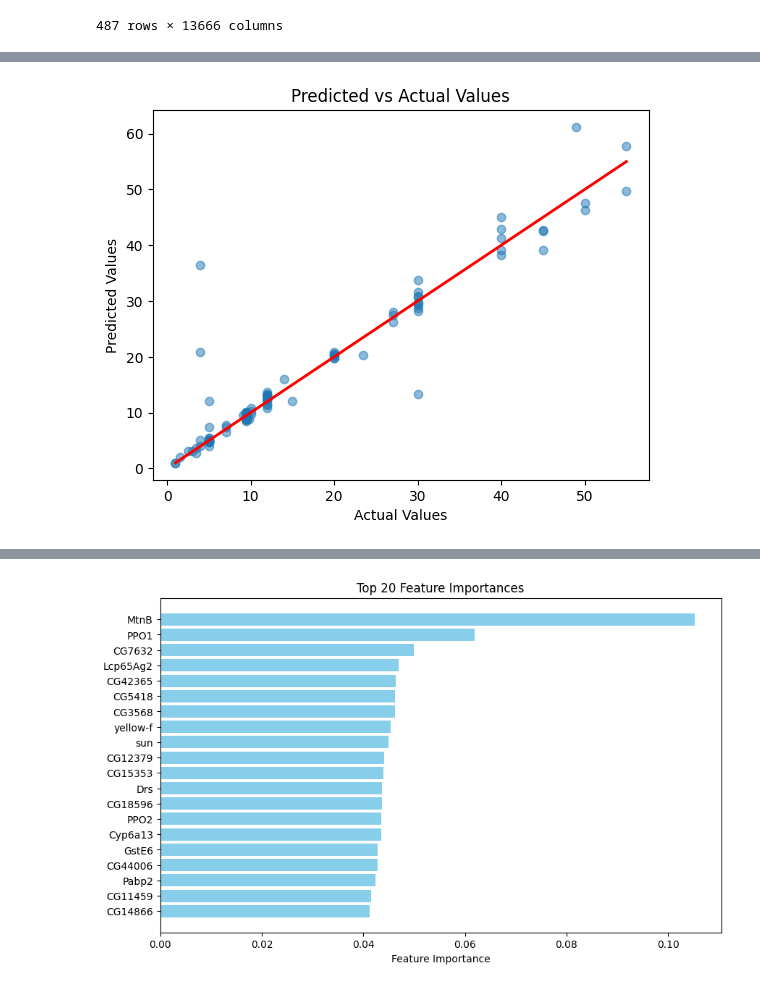
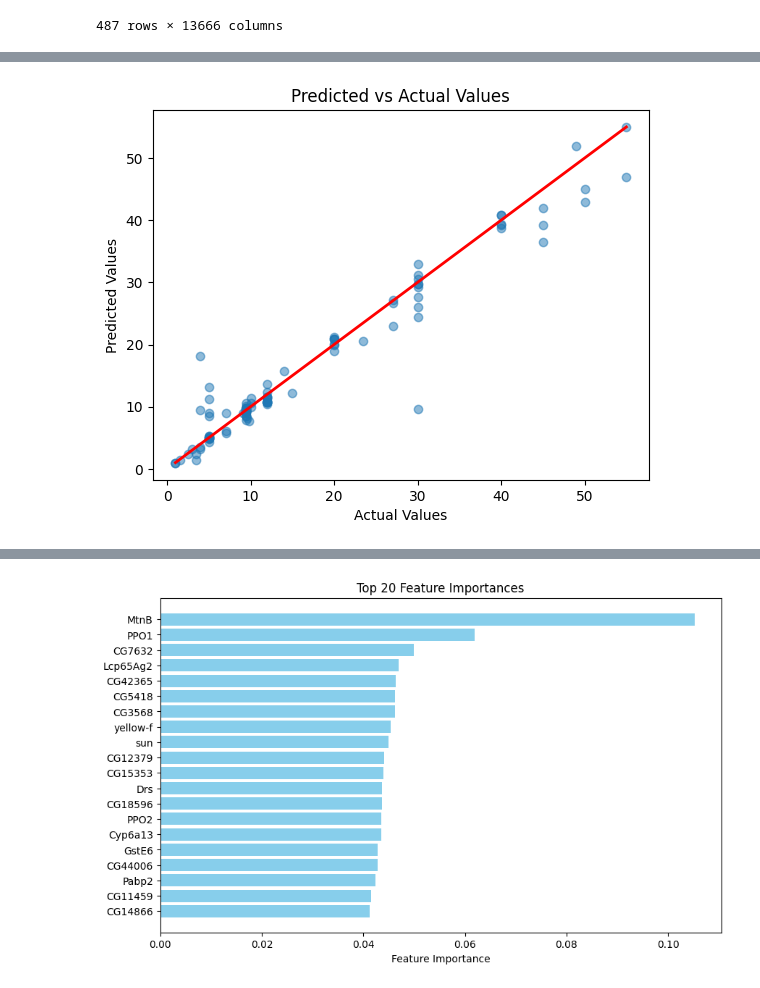
Before and after one commit to leizhou69/DiAGE, a Jupyter notebook: nn/DiAge_predict.ipynb, the cells around one changed output, grey strips where cells are left out. Cells and saved outputs as stored; diff of their text form; code cells hidden in the pictures.

Commit message:
added valid dataset and early stopping

```diff
--- a/nn/DiAge_predict.ipynb
+++ b/nn/DiAge_predict.ipynb
@@ -103,7 +103,7 @@ df
 | 486 | 50.0 | 23.3012 | 115.53310 | 368.503000 | 10.047500 | 40.04020 | 92.7182 | 1.062640 | 18.523340 | 19.329480 | ... |
 487 rows × 13666 columns
 # %%
-limit_columns = True
+limit_columns = False
 feature_importance_list = 'models/feature importance/2.7 2025-01-13 17_39.txt' #use txt version, not csv
 num_features = 500
 
@@ -231,0 +183,8 @@ train_loader, valid_loader, X_valid_tensor = create_DataLoader(X, y, batch_size,
+# %%
+# split data into training and validation, scale data
+X = df.drop(columns=['Age'])
+y = df['Age']
+
+batch_size = 32
+scaler = 'standard'
+train_loader, valid_loader, test_loader, X_valid_tensor = create_DataLoader(X, y, batch_size, scaler)
@@ -278,9 +260,11 @@ model = nn.Sequential(
 loss_function = nn.MSELoss()
 optimizer = optim.Adam(model.parameters(), lr=.00005)
 # %%
-epochs = 1000
+epochs = 250
+early_stopper = EarlyStopper(patience = 5, min_delta=.1)
 for epoch in range(epochs):
-    running_loss = 0.0
+    train_loss = 0.0
+    model.train()
     for i, (inputs, labels) in enumerate(train_loader):
 
         # forward pass
@@ -294,10 +278,27 @@ for epoch in range(epochs):
         # update weights
         optimizer.step()
 
-        running_loss += loss.item()
+        train_loss += loss.item()
+
+    valid_loss = 0.0
+    model.eval()
+    for j, (inputs, labels) in enumerate(valid_loader):
+
+        # forward pass
+        outputs = model(inputs)
+        loss = loss_function(outputs, labels)
+
+        valid_loss += loss.item()
 
     if not ((epoch + 1) % (epochs // 100)):
-        print(f'Epochs:{epoch + 1:5d} | ' \
-        f'Batches per epoch: {i + 1:3d} | ' \
-        f'Loss: {running_loss / (i + 1):.10f}')
+        print(f'Epochs:{epoch + 1} | ' \
+        f'Batches per epoch: {i + 1} | ' \
+        f'Train Loss: {train_loss / len(train_loader):.5f} | ' \
+        f'Valid Loss: {valid_loss / len(valid_loader):.5f}')
+
+    if early_stopper.early_stop(valid_loss / len(valid_loader)):
+        print(f'Stopped early on epoch {epoch + 1}')
+        print(f'Train Loss: {train_loss / len(train_loader):.5f} | ' \
+        f'Valid Loss: {valid_loss / len(valid_loader):.5f}')
+        break
 # %% [output]
@@ -330,7 +331,7 @@ RMSE = 0
 
 with torch.no_grad():
     loss = 0
-    for i, (inputs, labels) in enumerate(valid_loader):
+    for i, (inputs, labels) in enumerate(test_loader):
         predictions = model(inputs)
         y_pred.extend(predictions.squeeze().numpy())
         y_true.extend(labels.squeeze().numpy())
@@ -352,4 +353,4 @@ RMSE Loss: 3.993431658884946
-[figure, old version]
+[figure, new version]
 # %%
 now = datetime.now()
 model_name = f'{str(round(RMSE, 2))} {now.strftime("%Y-%m-%d %H_%M")}'
```
Also changed, not shown: parts of 9 cells of this notebook, 2 other files.
